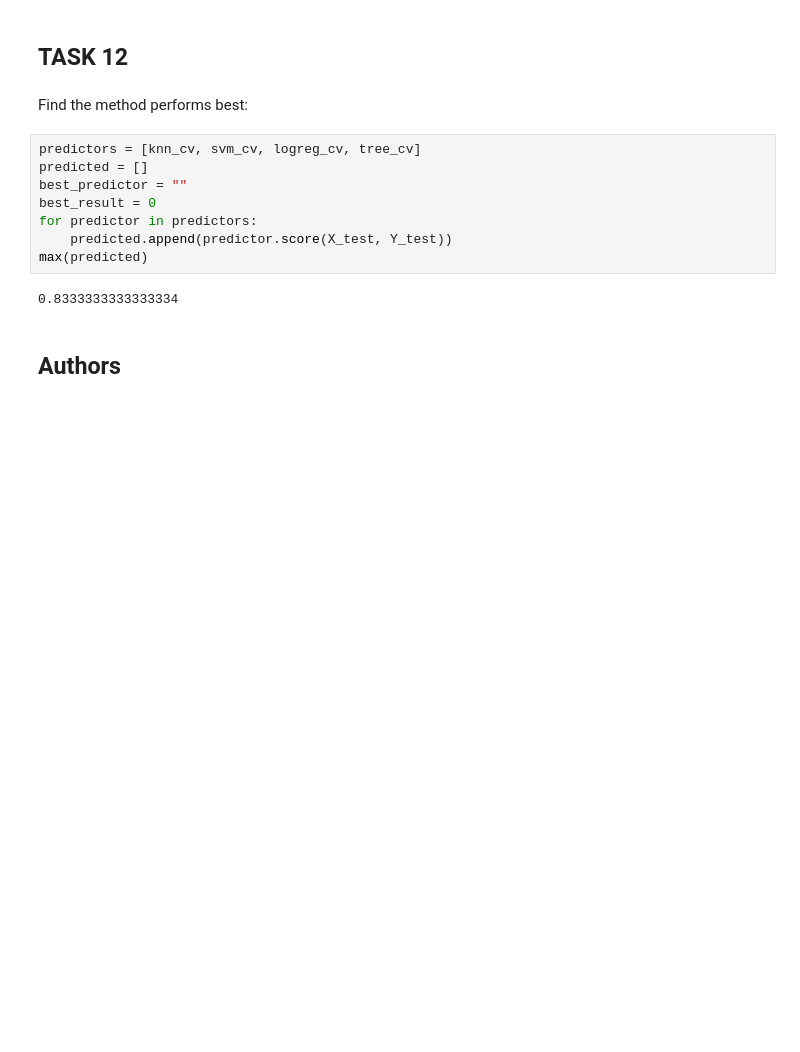
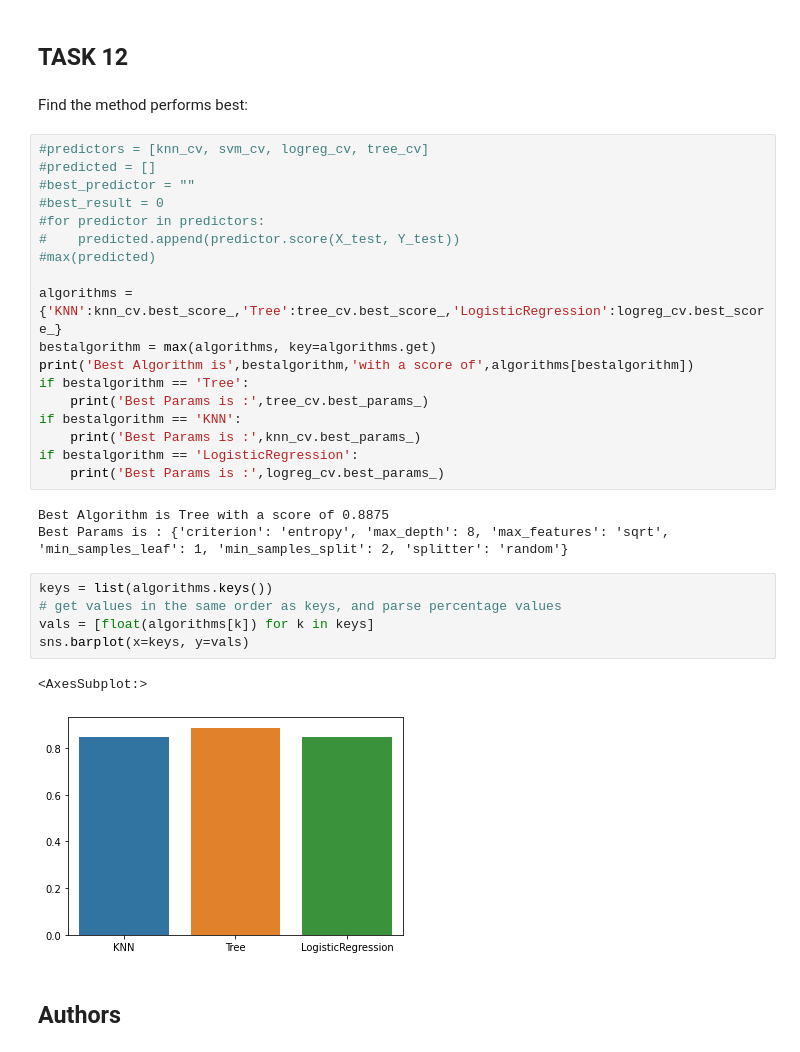
Before and after one commit to PythonicPastor/IBM-Data-Science-Capstone, a Jupyter notebook: SpaceX_Machine Learning Prediction_Part_5.ipynb, the cells around one changed output. Cells and saved outputs as stored; diff of their text form; blank space fills up the shorter version.

```diff
--- a/SpaceX_Machine Learning Prediction_Part_5.ipynb
+++ b/SpaceX_Machine Learning Prediction_Part_5.ipynb
@@ -353,16 +353,35 @@ plot_confusion_matrix(Y_test,yhat)
 ## TASK  12
 # %% [markdown]
 Find the method performs best:
-# %%
-predictors = [knn_cv, svm_cv, logreg_cv, tree_cv]
-predicted = []
-best_predictor = ""
-best_result = 0
-for predictor in predictors:
-    predicted.append(predictor.score(X_test, Y_test))
-max(predicted)
-# %% [output]
-0.8333333333333334
+# %%
+#predictors = [knn_cv, svm_cv, logreg_cv, tree_cv]
+#predicted = []
+#best_predictor = ""
+#best_result = 0
+#for predictor in predictors:
+#    predicted.append(predictor.score(X_test, Y_test))
+#max(predicted)
+
+algorithms = {'KNN':knn_cv.best_score_,'Tree':tree_cv.best_score_,'LogisticRegression':logreg_cv.best_score_}
+bestalgorithm = max(algorithms, key=algorithms.get)
+print('Best Algorithm is',bestalgorithm,'with a score of',algorithms[bestalgorithm])
+if bestalgorithm == 'Tree':
+    print('Best Params is :',tree_cv.best_params_)
+if bestalgorithm == 'KNN':
+    print('Best Params is :',knn_cv.best_params_)
+if bestalgorithm == 'LogisticRegression':
+    print('Best Params is :',logreg_cv.best_params_)
+# %% [output]
+Best Algorithm is Tree with a score of 0.8875
+Best Params is : {'criterion': 'entropy', 'max_depth': 8, 'max_features': 'sqrt', 'min_samples_leaf': 1, 'min_samples_split': 2, 'splitter': 'random'}
+# %%
+keys = list(algorithms.keys())
+# get values in the same order as keys, and parse percentage values
+vals = [float(algorithms[k]) for k in keys]
+sns.barplot(x=keys, y=vals)
+# %% [output]
+<AxesSubplot:>
+[figure, added]
 # %% [markdown]
 ## Authors
 # %% [markdown]
```
Also changed, not shown: parts of 2 cells of this notebook, 4 other files.
